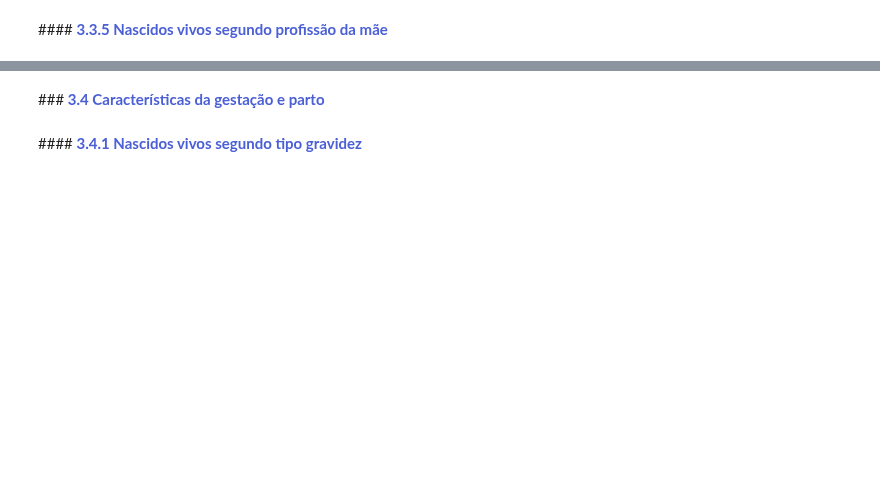
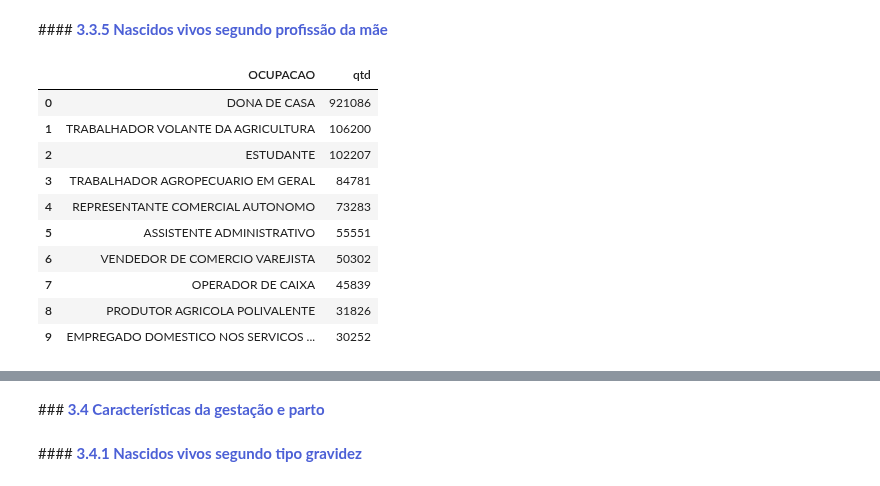
Before and after one commit to gabrielmprata/nascidos_vivos, a Jupyter notebook: Sinasc_Analises_e_Graficos.ipynb, the cells around one changed output, grey strips where cells are left out. Cells and saved outputs as stored; diff of their text form; code cells hidden in the pictures; blank space fills up the shorter version.

```diff
--- a/Sinasc_Analises_e_Graficos.ipynb
+++ b/Sinasc_Analises_e_Graficos.ipynb
@@ -963,6 +1000,20 @@ fig.show()
 [interactive output not drawn]
 # %% [markdown]
 ####**<font color=#4c60d6> 3.3.5 Nascidos vivos segundo profissão da mãe**
+# %%
+df_cbo
+# %% [output]
+|  | OCUPACAO | qtd |
+| 0 | DONA DE CASA | 921086 |
+| 1 | TRABALHADOR VOLANTE DA AGRICULTURA | 106200 |
+| 2 | ESTUDANTE | 102207 |
+| 3 | TRABALHADOR AGROPECUARIO EM GERAL | 84781 |
+| 4 | REPRESENTANTE COMERCIAL AUTONOMO | 73283 |
+| 5 | ASSISTENTE ADMINISTRATIVO | 55551 |
+| 6 | VENDEDOR DE COMERCIO VAREJISTA | 50302 |
+| 7 | OPERADOR DE CAIXA | 45839 |
+| 8 | PRODUTOR AGRICOLA POLIVALENTE | 31826 |
+| 9 | EMPREGADO DOMESTICO NOS SERVICOS ... | 30252 |
 # %%
 fig = px.bar(df_cbo, x='qtd', y='OCUPACAO', color='OCUPACAO', orientation='h',
              labels=dict(OCUPACAO="Ocupação", qtd="Nascidos"),
```
Also changed, not shown: parts of 15 cells of this notebook.
